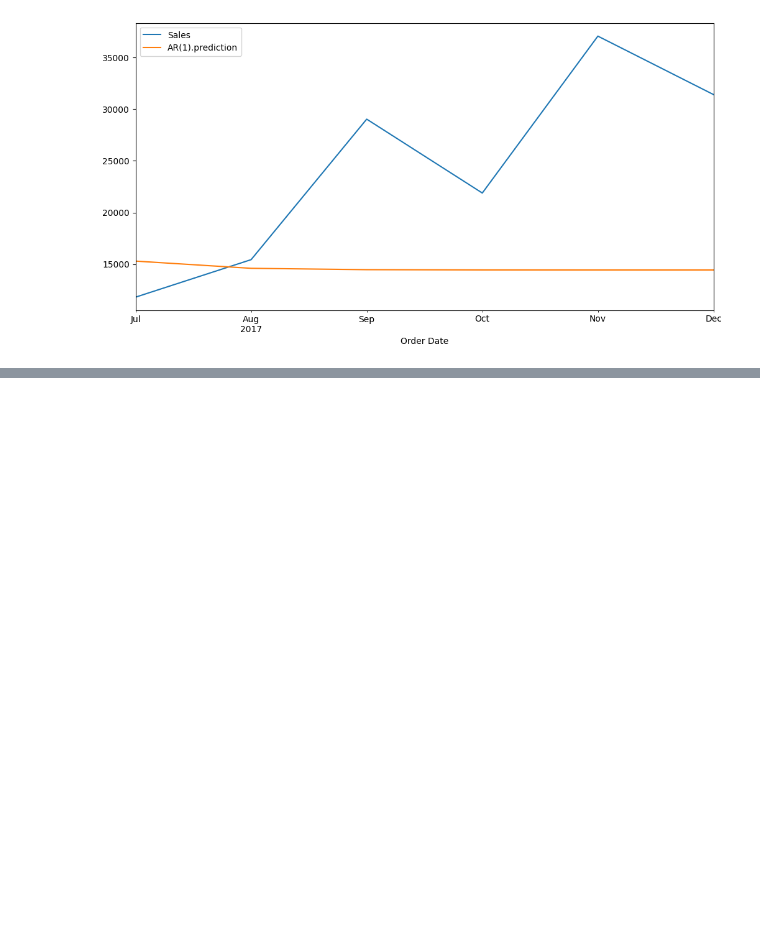
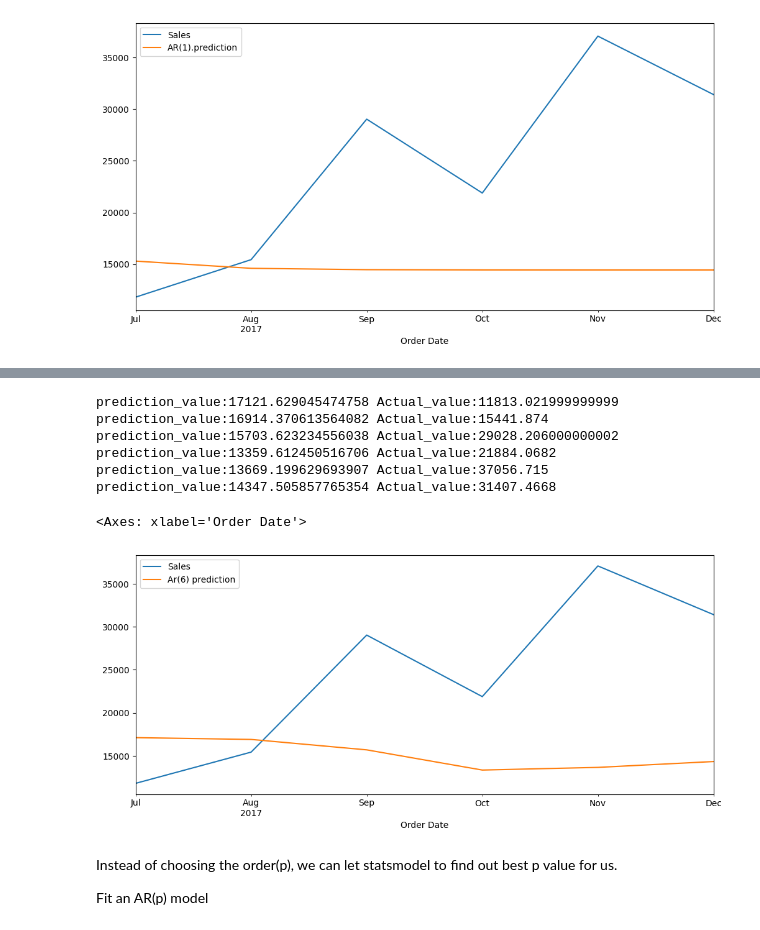
Before and after one commit to Suryasadasivam/Time_series_practice, a Jupyter notebook: Time_series_forecasting_traditional_method.ipynb, the cells around one changed output, grey strips where cells are left out. Cells and saved outputs as stored; diff of their text form; code cells hidden in the pictures; blank space fills up the shorter version.

```diff
--- a/Time_series_forecasting_traditional_method.ipynb
+++ b/Time_series_forecasting_traditional_method.ipynb
@@ -687,3 +687,7 @@ prediction.plot(legend=True,figsize=(12,6))
 # %% [output]
 <Axes: xlabel='Order Date'>
 [figure]
+# %%
+model2=AutoReg(train["Sales"],6)
+result_2= model2.fit()
+print(result_2.summary())
@@ -689,0 +712,4 @@ prediction.plot(legend=True,figsize=(12,6))
+# %%
+start=len(train)
+end=len(train)+len(test)-1
+prediction_2=result_2.predict(start=start,end=end, dynamic=False).rename("Ar(6) prediction")
@@ -689,0 +726,20 @@ prediction.plot(legend=True,figsize=(12,6))
+# %%
+for i in range(len(prediction_2)):
+    print(f"prediction_value:{prediction_2[i]}", f"Actual_value:{test["Sales"][i]}")
+# %% [output]
+prediction_value:17121.629045474758 Actual_value:11813.021999999999
+prediction_value:16914.370613564082 Actual_value:15441.874
+prediction_value:15703.623234556038 Actual_value:29028.206000000002
+prediction_value:13359.612450516706 Actual_value:21884.0682
+prediction_value:13669.199629693907 Actual_value:37056.715
+prediction_value:14347.505857765354 Actual_value:31407.4668
+# %%
+test["Sales"].plot(legend=True)
+prediction_2.plot(legend=True,figsize=(12,5))
+# %% [output]
+<Axes: xlabel='Order Date'>
+[figure, added]
+# %% [markdown]
+Instead of choosing the order(p), we can let statsmodel to find out best p value for us.
+
+Fit an AR(p) model
```
Also changed, not shown: parts of 2 cells of this notebook.
